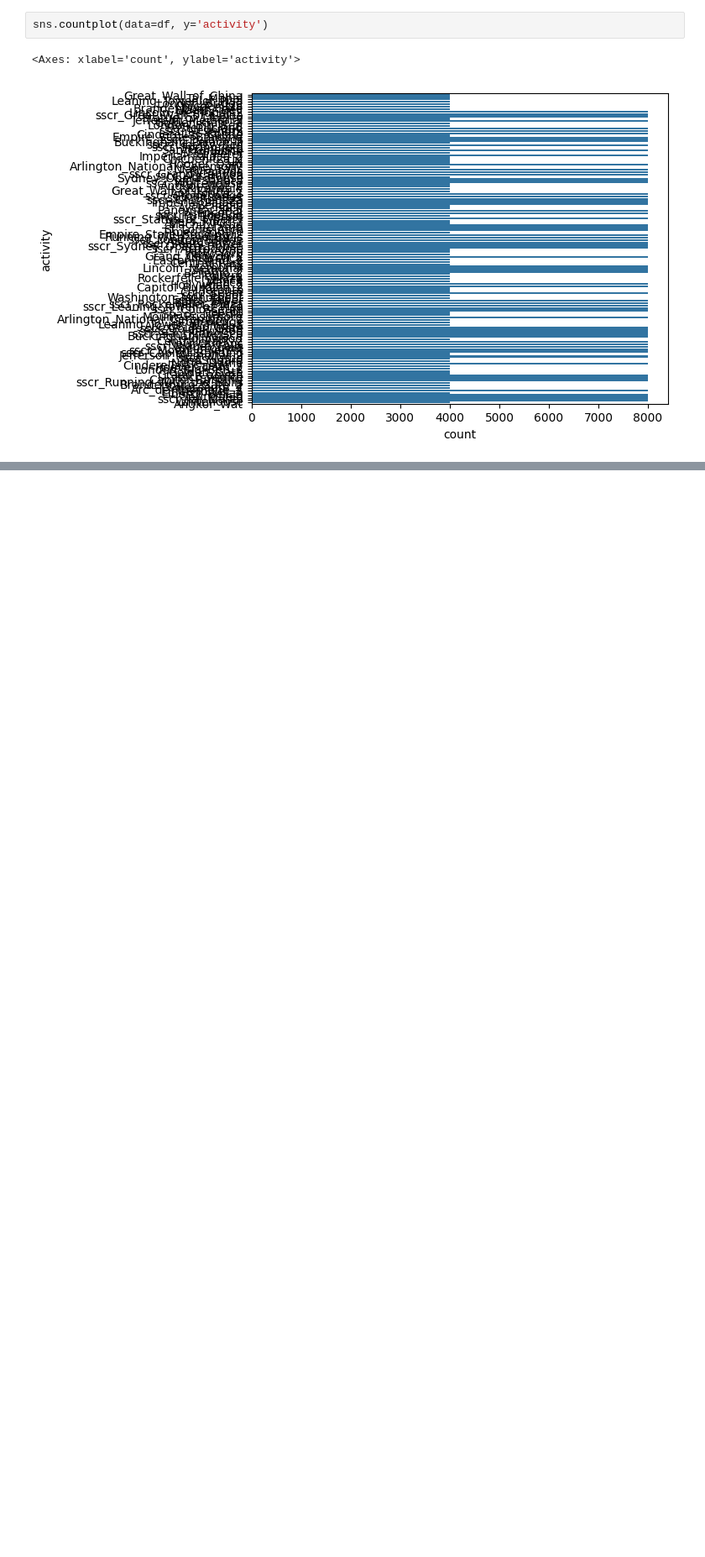
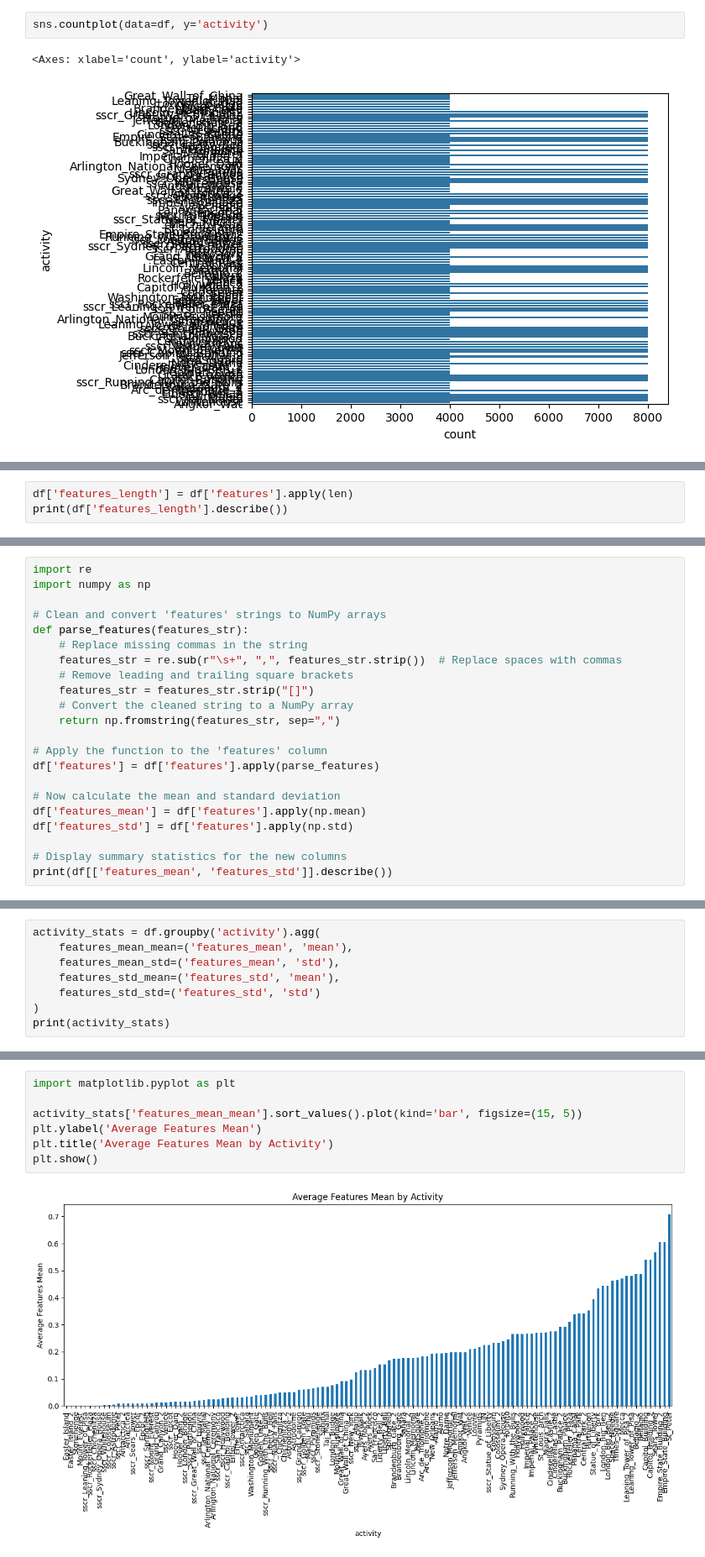
Before and after one commit to alikhan37544/brain_research, a Jupyter notebook: working.ipynb, the cells around one changed output, grey strips where cells are left out. Shown at 84% size. Drawn from its saved outputs; the diff is of its cells as text; blank space fills up the shorter version.

```diff
--- a/working.ipynb
+++ b/working.ipynb
@@ -66,0 +208,3 @@ sns.countplot(data=df, y='activity')
+# %%
+df['features_length'] = df['features'].apply(len)
+print(df['features_length'].describe())
@@ -66,0 +230,22 @@ sns.countplot(data=df, y='activity')
+# %%
+import re
+import numpy as np
+
+# Clean and convert 'features' strings to NumPy arrays
+def parse_features(features_str):
+    # Replace missing commas in the string
+    features_str = re.sub(r"\s+", ",", features_str.strip())  # Replace spaces with commas
+    # Remove leading and trailing square brackets
+    features_str = features_str.strip("[]")
+    # Convert the cleaned string to a NumPy array
+    return np.fromstring(features_str, sep=",")
+
+# Apply the function to the 'features' column
+df['features'] = df['features'].apply(parse_features)
+
+# Now calculate the mean and standard deviation
+df['features_mean'] = df['features'].apply(np.mean)
+df['features_std'] = df['features'].apply(np.std)
+
+# Display summary statistics for the new columns
+print(df[['features_mean', 'features_std']].describe())
@@ -66,0 +266,8 @@ sns.countplot(data=df, y='activity')
+# %%
+activity_stats = df.groupby('activity').agg(
+    features_mean_mean=('features_mean', 'mean'),
+    features_mean_std=('features_mean', 'std'),
+    features_std_mean=('features_std', 'mean'),
+    features_std_std=('features_std', 'std')
+)
+print(activity_stats)
@@ -66,0 +292,9 @@ sns.countplot(data=df, y='activity')
+# %%
+import matplotlib.pyplot as plt
+
+activity_stats['features_mean_mean'].sort_values().plot(kind='bar', figsize=(15, 5))
+plt.ylabel('Average Features Mean')
+plt.title('Average Features Mean by Activity')
+plt.show()
+# %% [output]
+[figure, added]
```
Also changed, not shown: parts of 48 cells of this notebook.
